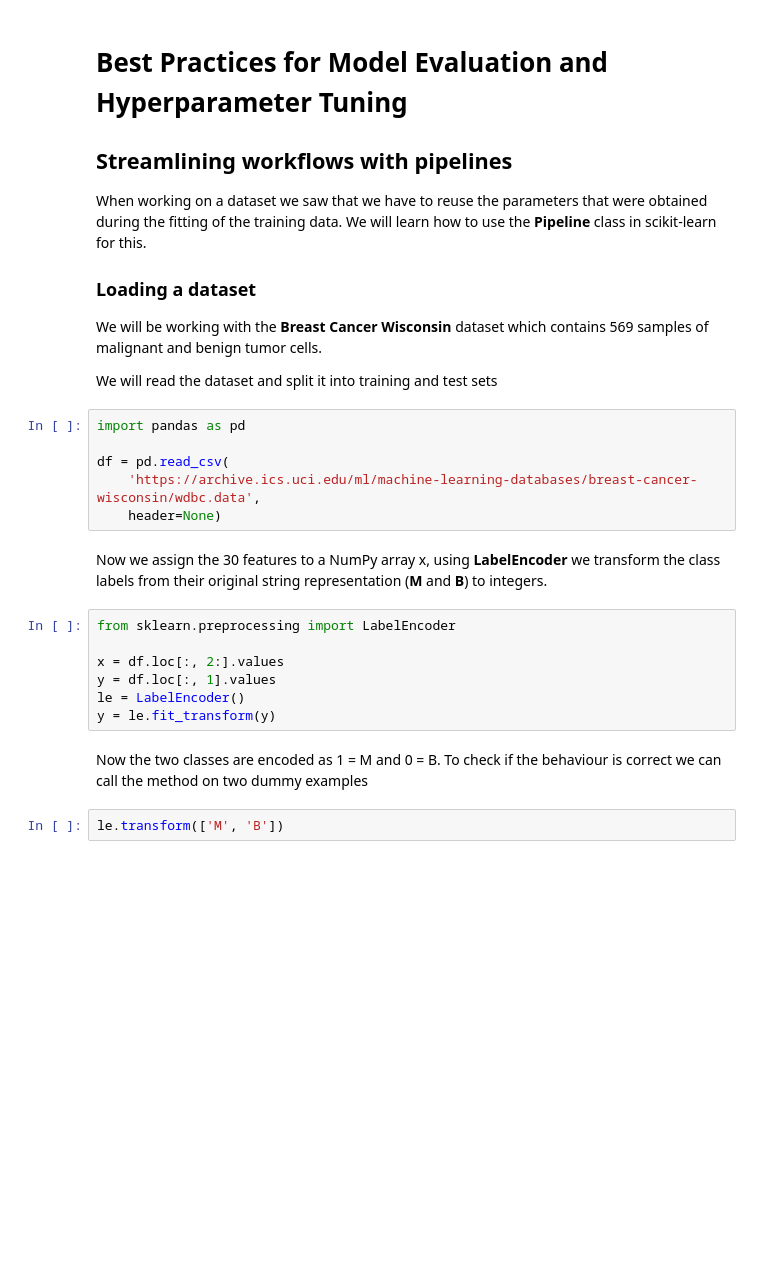
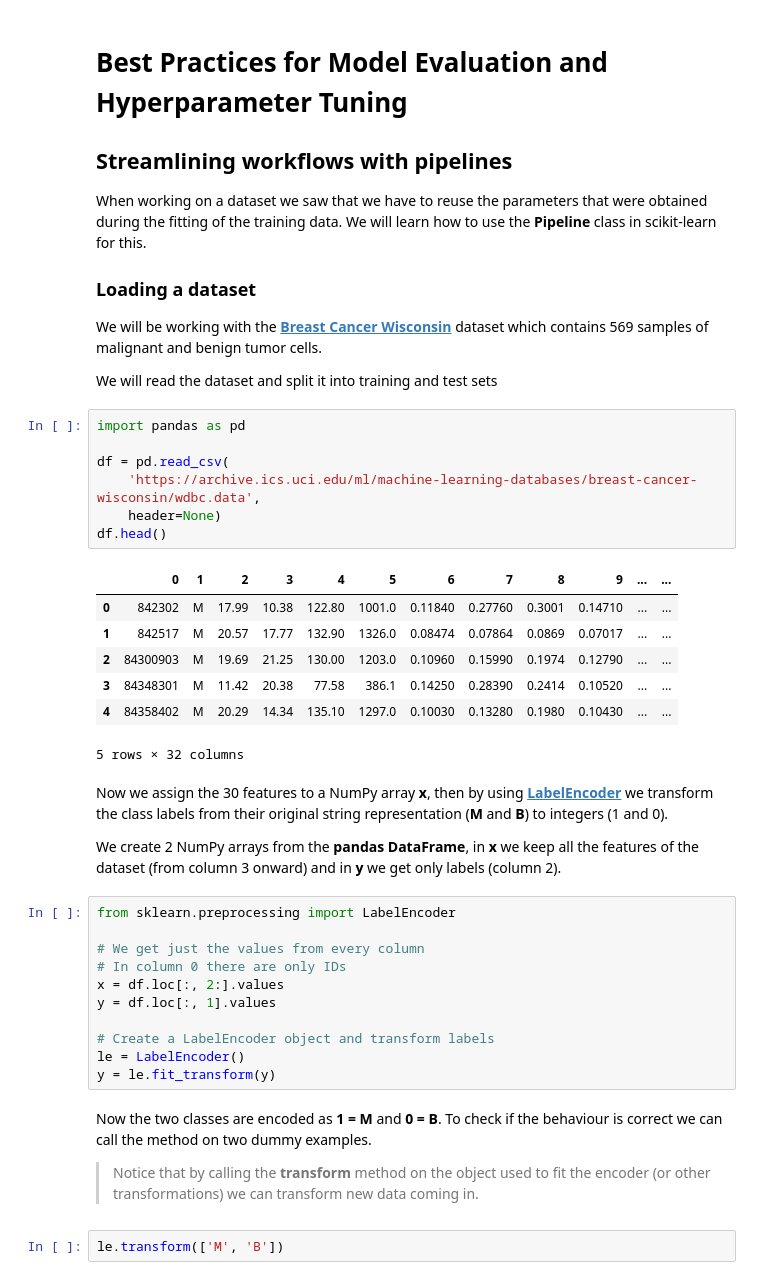
Before and after one commit to alanmarazzi/python-machinelearning, a Jupyter notebook: Chapter 6 - Model Evaluation and Hyperparameter Tuning.ipynb, the cells around one changed output. Saved outputs shown, nothing was run; the diff lists cells and outputs as text; blank space fills up the shorter version.

```diff
--- a/Chapter 6 - Model Evaluation and Hyperparameter Tuning.ipynb
+++ b/Chapter 6 - Model Evaluation and Hyperparameter Tuning.ipynb
@@ -7,26 +7,43 @@ When working on a dataset we saw that we have to reuse the parameters that were
 
 ### Loading a dataset
 
-We will be working with the **Breast Cancer Wisconsin** dataset which contains 569 samples of malignant and benign tumor cells.
+We will be working with the [**Breast Cancer Wisconsin**](https://archive.ics.uci.edu/ml/machine-learning-databases/breast-cancer-wisconsin) dataset which contains 569 samples of malignant and benign tumor cells.
 
 We will read the dataset and split it into training and test sets
 # %%
 import pandas as pd
 
 df = pd.read_csv(
     'https://archive.ics.uci.edu/ml/machine-learning-databases/breast-cancer-wisconsin/wdbc.data',
     header=None)
+df.head()
+# %% [output]
+|  | 0 | 1 | 2 | 3 | 4 | 5 | 6 | 7 | 8 | 9 | ... | ... |
+| 0 | 842302 | M | 17.99 | 10.38 | 122.80 | 1001.0 | 0.11840 | 0.27760 | 0.3001 | 0.14710 | ... | ... |
+| 1 | 842517 | M | 20.57 | 17.77 | 132.90 | 1326.0 | 0.08474 | 0.07864 | 0.0869 | 0.07017 | ... | ... |
+| 2 | 84300903 | M | 19.69 | 21.25 | 130.00 | 1203.0 | 0.10960 | 0.15990 | 0.1974 | 0.12790 | ... | ... |
+| 3 | 84348301 | M | 11.42 | 20.38 | 77.58 | 386.1 | 0.14250 | 0.28390 | 0.2414 | 0.10520 | ... | ... |
+| 4 | 84358402 | M | 20.29 | 14.34 | 135.10 | 1297.0 | 0.10030 | 0.13280 | 0.1980 | 0.10430 | ... | ... |
+5 rows × 32 columns
 # %% [markdown]
-Now we assign the 30 features to a NumPy array x, using **LabelEncoder** we transform the class labels from their original string representation (**M** and **B**) to integers.
+Now we assign the 30 features to a NumPy array **x**, then by using [**LabelEncoder**](http://scikit-learn.org/stable/modules/generated/sklearn.preprocessing.LabelEncoder.html) we transform the class labels from their original string representation (**M** and **B**) to integers (1 and 0).
+
+We create 2 NumPy arrays from the **pandas DataFrame**, in **x** we keep all the features of the dataset (from column 3 onward) and in **y** we get only labels (column 2).
 # %%
 from sklearn.preprocessing import LabelEncoder
 
+# We get just the values from every column
+# In column 0 there are only IDs
 x = df.loc[:, 2:].values
 y = df.loc[:, 1].values
+
+# Create a LabelEncoder object and transform labels
 le = LabelEncoder()
 y = le.fit_transform(y)
 # %% [markdown]
-Now the two classes are encoded as 1 = M and 0 = B. To check if the behaviour is correct we can call the method on two dummy examples
+Now the two classes are encoded as **1 = M** and **0 = B**. To check if the behaviour is correct we can call the method on two dummy examples.
+
+> Notice that by calling the **transform** method on the object used to fit the encoder (or other transformations) we can transform new data coming in.
 # %%
 le.transform(['M', 'B'])
 # %% [output]
```
Also changed, not shown: parts of 28 cells of this notebook.
